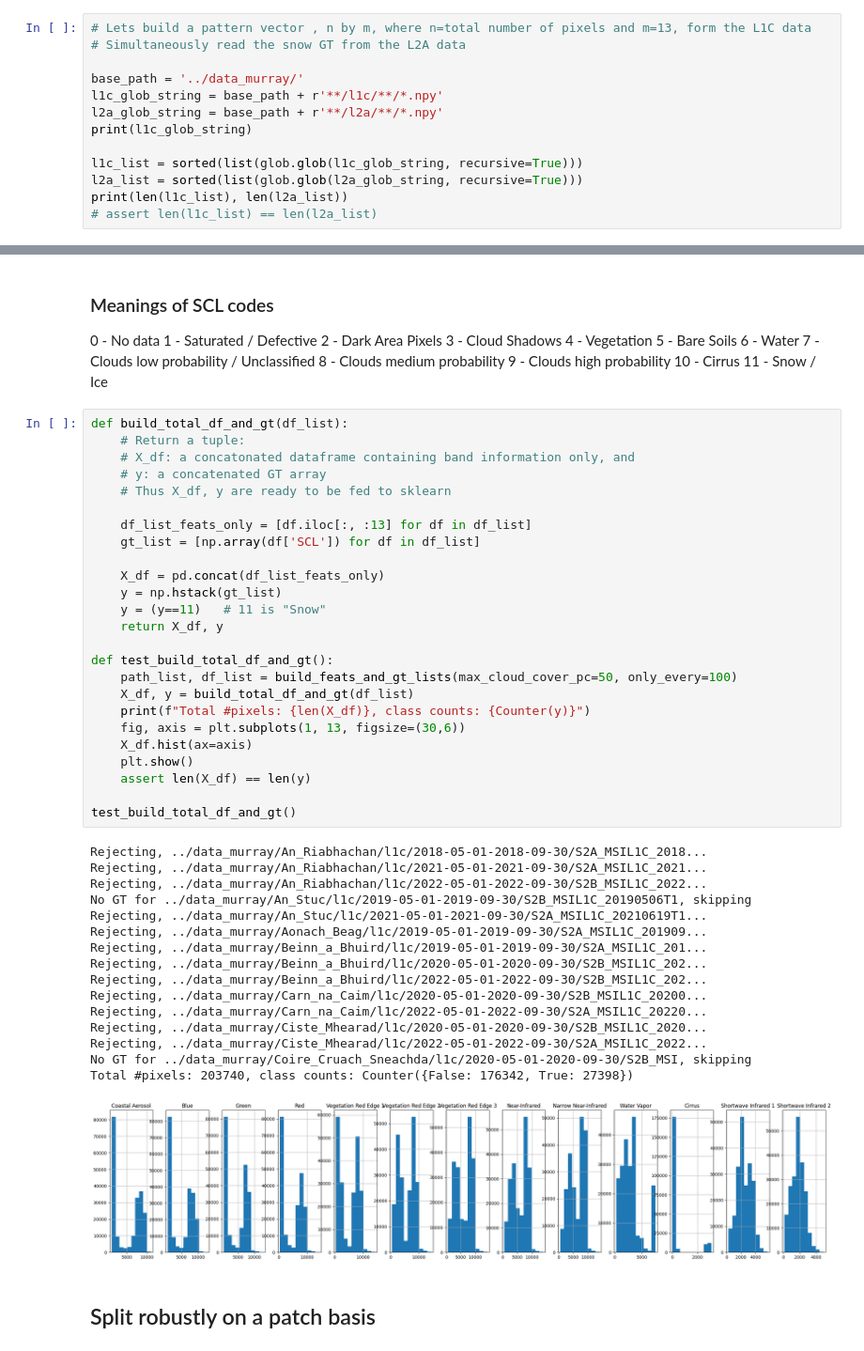
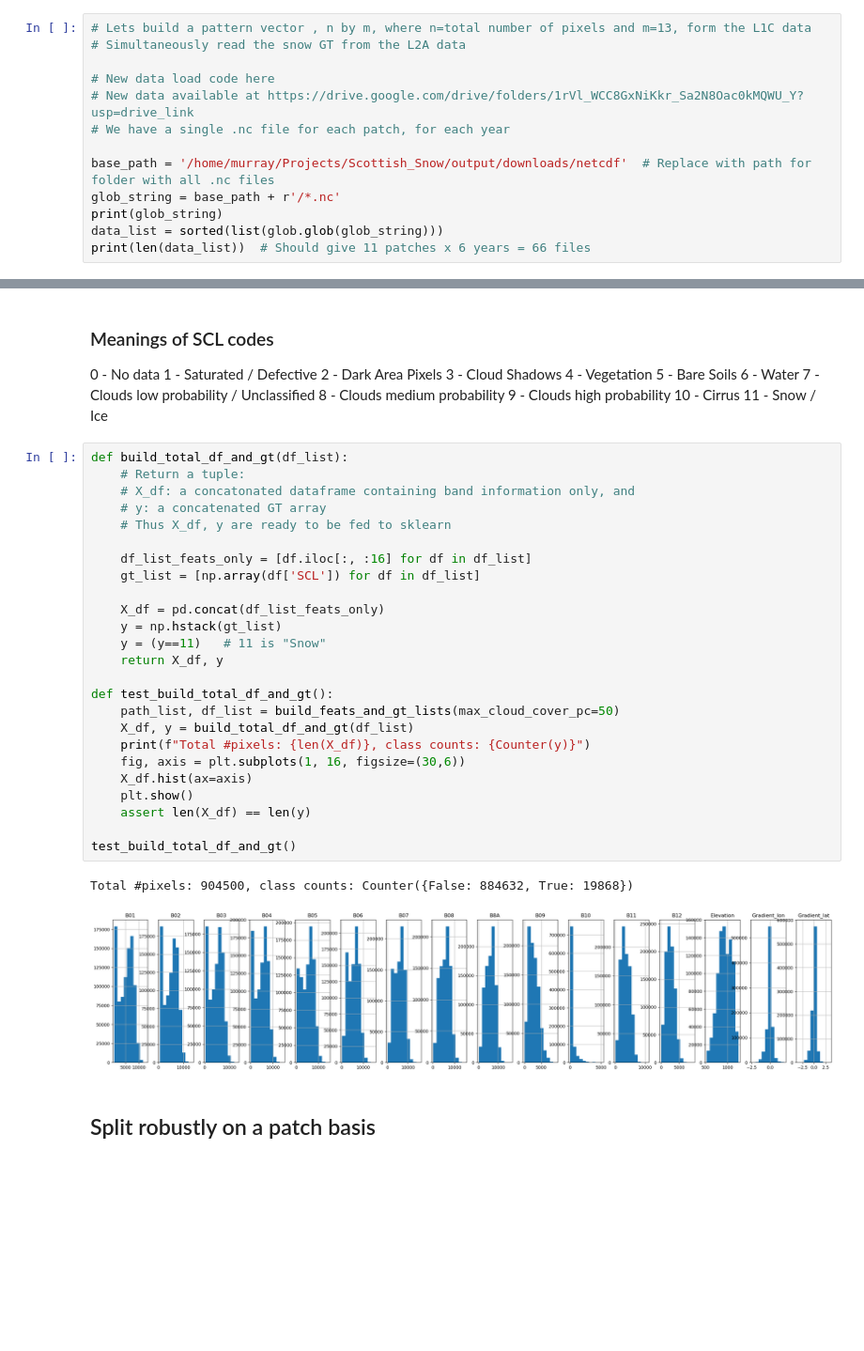
Before and after one commit to SimonFisher92/Scottish_Snow, a Jupyter notebook: notebooks/per-pixel-classifier.ipynb, the cells around one changed output, grey strips where cells are left out. Shown at 94% size. Saved outputs shown, nothing was run; the diff lists cells and outputs as text; blank space fills up the shorter version.

```diff
--- a/notebooks/per-pixel-classifier.ipynb
+++ b/notebooks/per-pixel-classifier.ipynb
@@ -52,13 +61,13 @@ bandMeanings
 # Lets build a pattern vector , n by m, where n=total number of pixels and m=13, form the L1C data
 # Simultaneously read the snow GT from the L2A data
 
-base_path = '../data_murray/'
-l1c_glob_string = base_path + r'**/l1c/**/*.npy'
-l2a_glob_string = base_path + r'**/l2a/**/*.npy'
-print(l1c_glob_string)
+# New data load code here
+# New data available at https://drive.google.com/drive/folders/1rVl_WCC8GxNiKkr_Sa2N8Oac0kMQWU_Y?usp=drive_link
+# We have a single .nc file for each patch, for each year
 
-l1c_list = sorted(list(glob.glob(l1c_glob_string, recursive=True)))
-l2a_list = sorted(list(glob.glob(l2a_glob_string, recursive=True)))
-print(len(l1c_list), len(l2a_list))
-# assert len(l1c_list) == len(l2a_list)
+base_path = '/home/murray/Projects/Scottish_Snow/output/downloads/netcdf'  # Replace with path for folder with all .nc files
+glob_string = base_path + r'/*.nc'
+print(glob_string)
+data_list = sorted(list(glob.glob(glob_string)))
+print(len(data_list))  # Should give 11 patches x 6 years = 66 files
 # %% [output]
@@ -170,45 +180,31 @@ max      100.00000
 # %%
 def build_total_df_and_gt(df_list):
     # Return a tuple:
     # X_df: a concatonated dataframe containing band information only, and
     # y: a concatenated GT array
     # Thus X_df, y are ready to be fed to sklearn
 
-    df_list_feats_only = [df.iloc[:, :13] for df in df_list]
+    df_list_feats_only = [df.iloc[:, :16] for df in df_list]
     gt_list = [np.array(df['SCL']) for df in df_list]
 
     X_df = pd.concat(df_list_feats_only)
     y = np.hstack(gt_list)
     y = (y==11)   # 11 is "Snow"
     return X_df, y
 
 def test_build_total_df_and_gt():
-    path_list, df_list = build_feats_and_gt_lists(max_cloud_cover_pc=50, only_every=100)
+    path_list, df_list = build_feats_and_gt_lists(max_cloud_cover_pc=50)
     X_df, y = build_total_df_and_gt(df_list)
     print(f"Total #pixels: {len(X_df)}, class counts: {Counter(y)}")
-    fig, axis = plt.subplots(1, 13, figsize=(30,6))
+    fig, axis = plt.subplots(1, 16, figsize=(30,6))
     X_df.hist(ax=axis)
     plt.show()
     assert len(X_df) == len(y)
 
 test_build_total_df_and_gt()
 # %% [output]
-Rejecting, ../data_murray/An_Riabhachan/l1c/2018-05-01-2018-09-30/S2A_MSIL1C_2018...
-Rejecting, ../data_murray/An_Riabhachan/l1c/2021-05-01-2021-09-30/S2A_MSIL1C_2021...
-Rejecting, ../data_murray/An_Riabhachan/l1c/2022-05-01-2022-09-30/S2B_MSIL1C_2022...
-No GT for ../data_murray/An_Stuc/l1c/2019-05-01-2019-09-30/S2B_MSIL1C_20190506T1, skipping
-Rejecting, ../data_murray/An_Stuc/l1c/2021-05-01-2021-09-30/S2A_MSIL1C_20210619T1...
-Rejecting, ../data_murray/Aonach_Beag/l1c/2019-05-01-2019-09-30/S2A_MSIL1C_201909...
-Rejecting, ../data_murray/Beinn_a_Bhuird/l1c/2019-05-01-2019-09-30/S2A_MSIL1C_201...
-Rejecting, ../data_murray/Beinn_a_Bhuird/l1c/2020-05-01-2020-09-30/S2B_MSIL1C_202...
-Rejecting, ../data_murray/Beinn_a_Bhuird/l1c/2022-05-01-2022-09-30/S2B_MSIL1C_202...
-Rejecting, ../data_murray/Carn_na_Caim/l1c/2020-05-01-2020-09-30/S2B_MSIL1C_20200...
-Rejecting, ../data_murray/Carn_na_Caim/l1c/2022-05-01-2022-09-30/S2A_MSIL1C_20220...
-Rejecting, ../data_murray/Ciste_Mhearad/l1c/2020-05-01-2020-09-30/S2B_MSIL1C_2020...
-Rejecting, ../data_murray/Ciste_Mhearad/l1c/2022-05-01-2022-09-30/S2A_MSIL1C_2022...
-No GT for ../data_murray/Coire_Cruach_Sneachda/l1c/2020-05-01-2020-09-30/S2B_MSI, skipping
-Total #pixels: 203740, class counts: Counter({False: 176342, True: 27398})
+Total #pixels: 904500, class counts: Counter({False: 884632, True: 19868})
-[figure, old version]
+[figure, new version]
 # %% [markdown]
 ## Split robustly on a patch basis
 # %%
```
Also changed, not shown: parts of 15 cells of this notebook.
